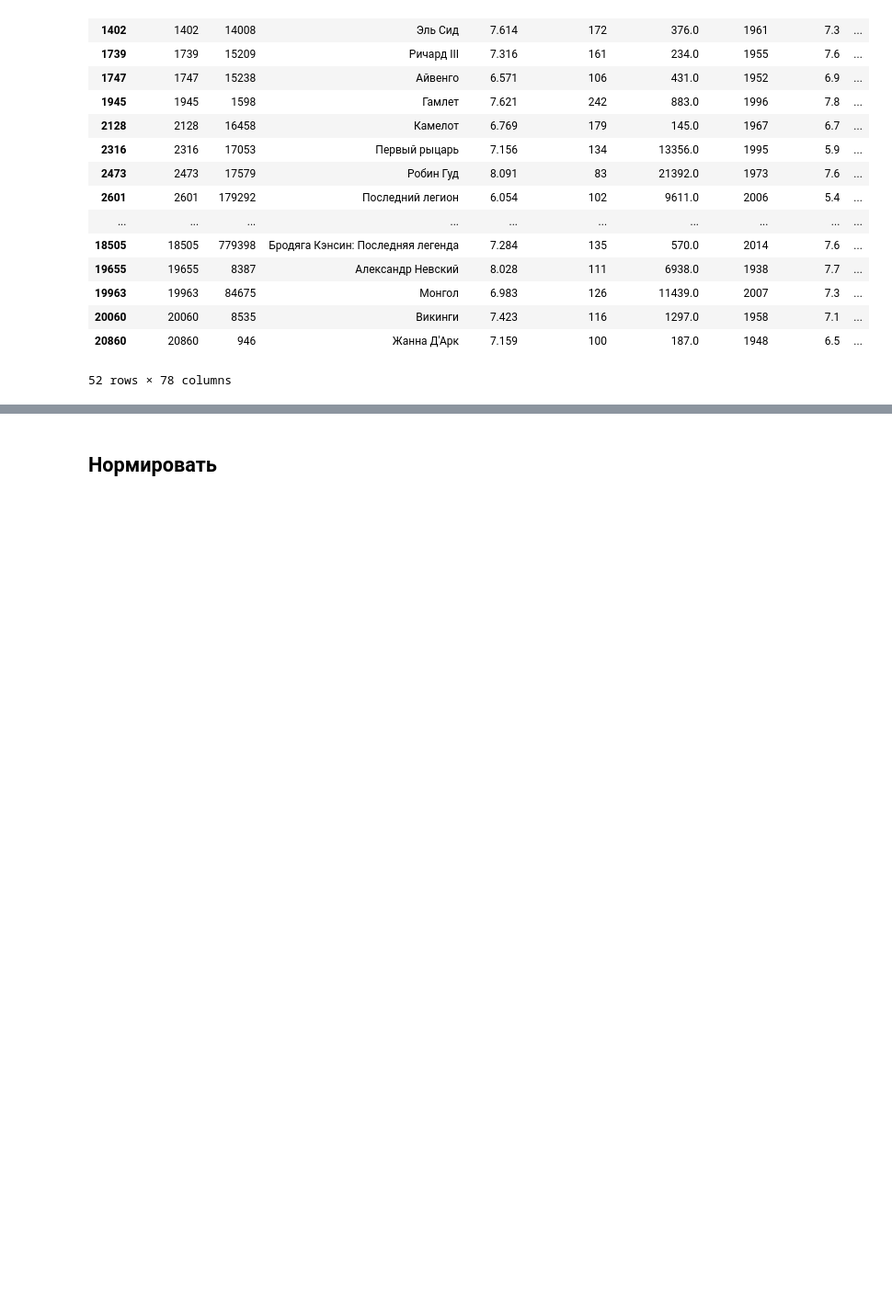
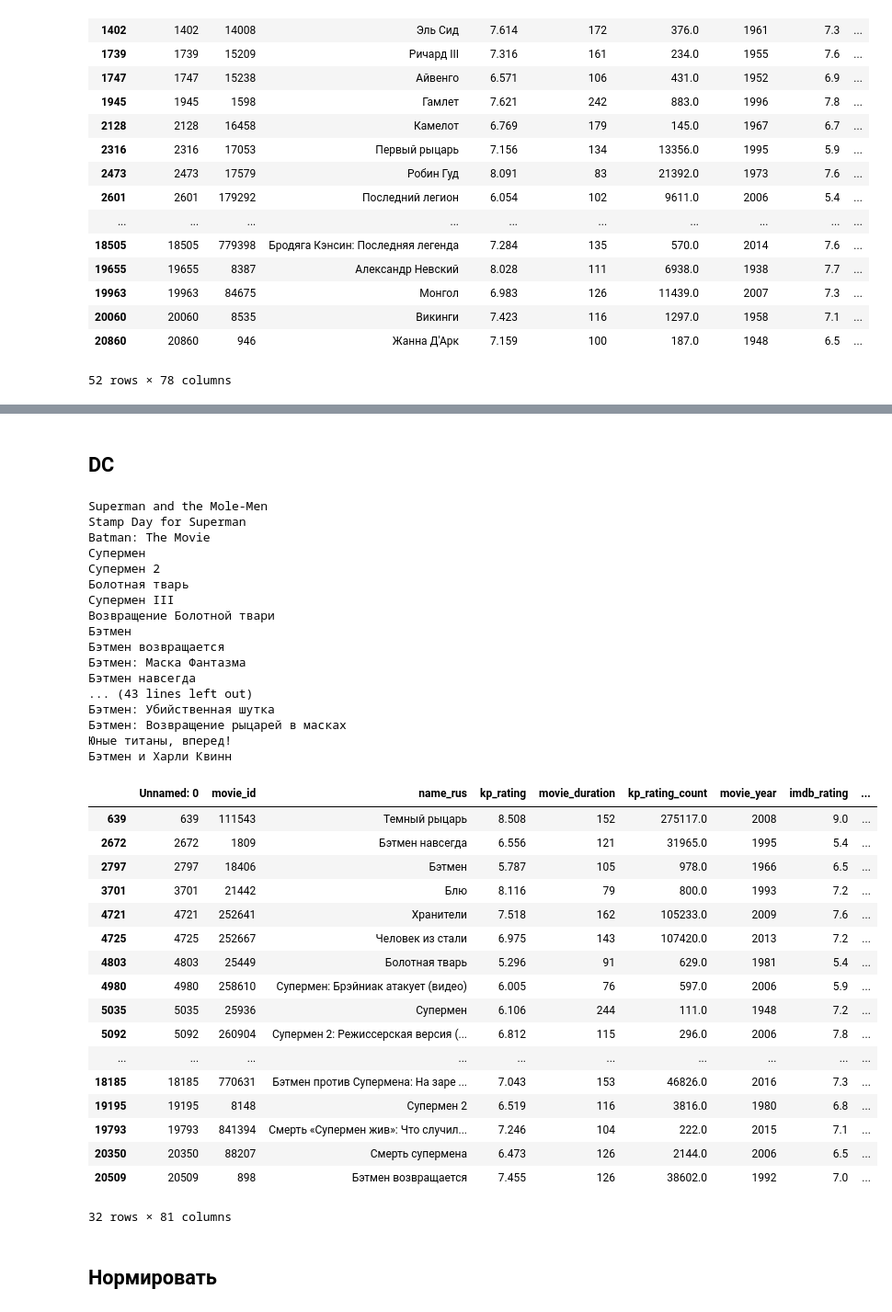
Before and after one commit to kandrewkov/Movie-Recommendations, a Jupyter notebook: preproc_data.ipynb, the cells around one changed output, grey strips where cells are left out. Shown at 92% size. Cells and saved outputs as stored; diff of their text form; code cells hidden in the pictures; blank space fills up the shorter version.

```diff
--- a/preproc_data.ipynb
+++ b/preproc_data.ipynb
@@ -628,3 +694,66 @@ Sentô shôjo: Chi no tekkamen densetsu
+# %% [markdown]
+## DC
+# %%
+movies['DC'] = np.zeros(len(movies))
+
+with open("data/DC.txt") as films:
+    set_of_af = set([])
+    for film in films.readlines():
+        if film != 'Rate' and film[0] in '01234567':
+#             print(' '.join(film.split()[1:-2]))
+            film = ' '.join(film.split()[1:-2])
+            film = film.rstrip()
+            print(film)
+            set_of_af.add(film)
+
+for ind in range(len(movies)):
+    for lang in ['name_rus', 'name_eng']:
+        name = movies.loc[ind, lang]
+        name = str(name)
+        if  name.find('упермен') != -1:
+            movies.loc[ind, 'DC'] = 1
+            movies.loc[ind, 'Comics'] = 1
+        if name in set_of_af:
+            movies.loc[ind, 'DC'] = 1
+            movies.loc[ind, 'Comics'] = 1
+
+movies[movies['DC'] == 1]
+# %% [output]
+Superman and the Mole-Men
+Stamp Day for Superman
+Batman: The Movie
+Супермен
+Супермен 2
+Болотная тварь
+Супермен III
+Возвращение Болотной твари
+Бэтмен
+Бэтмен возвращается
+Бэтмен: Маска Фантазма
+Бэтмен навсегда
+... (43 lines left out)
+Бэтмен: Убийственная шутка
+Бэтмен: Возвращение рыцарей в масках
+Юные титаны, вперед!
+Бэтмен и Харли Квинн
+|  | Unnamed: 0 | movie_id | name_rus | kp_rating | movie_duration | kp_rating_count | movie_year | imdb_rating | ... |
+| 639 | 639 | 111543 | Темный рыцарь | 8.508 | 152 | 275117.0 | 2008 | 9.0 | ... |
+| 2672 | 2672 | 1809 | Бэтмен навсегда | 6.556 | 121 | 31965.0 | 1995 | 5.4 | ... |
+| 2797 | 2797 | 18406 | Бэтмен | 5.787 | 105 | 978.0 | 1966 | 6.5 | ... |
+| 3701 | 3701 | 21442 | Блю | 8.116 | 79 | 800.0 | 1993 | 7.2 | ... |
+| 4721 | 4721 | 252641 | Хранители | 7.518 | 162 | 105233.0 | 2009 | 7.6 | ... |
+| 4725 | 4725 | 252667 | Человек из стали | 6.975 | 143 | 107420.0 | 2013 | 7.2 | ... |
+| 4803 | 4803 | 25449 | Болотная тварь | 5.296 | 91 | 629.0 | 1981 | 5.4 | ... |
+| 4980 | 4980 | 258610 | Супермен: Брэйниак атакует (видео) | 6.005 | 76 | 597.0 | 2006 | 5.9 | ... |
+| 5035 | 5035 | 25936 | Супермен | 6.106 | 244 | 111.0 | 1948 | 7.2 | ... |
+| 5092 | 5092 | 260904 | Супермен 2: Режиссерская версия (... | 6.812 | 115 | 296.0 | 2006 | 7.8 | ... |
+| ... | ... | ... | ... | ... | ... | ... | ... | ... | ... |
+| 18185 | 18185 | 770631 | Бэтмен против Супермена: На заре ... | 7.043 | 153 | 46826.0 | 2016 | 7.3 | ... |
+| 19195 | 19195 | 8148 | Супермен 2 | 6.519 | 116 | 3816.0 | 1980 | 6.8 | ... |
+| 19793 | 19793 | 841394 | Смерть «Супермен жив»: Что случил... | 7.246 | 104 | 222.0 | 2015 | 7.1 | ... |
+| 20350 | 20350 | 88207 | Смерть супермена | 6.473 | 126 | 2144.0 | 2006 | 6.5 | ... |
+| 20509 | 20509 | 898 | Бэтмен возвращается | 7.455 | 126 | 38602.0 | 1992 | 7.0 | ... |
+32 rows × 81 columns
 # %%
 movies.to_csv('preproc_movies_nobudget.csv')
 # %% [markdown]
```
Also changed, not shown: parts of 5 cells of this notebook, 1 other file.
